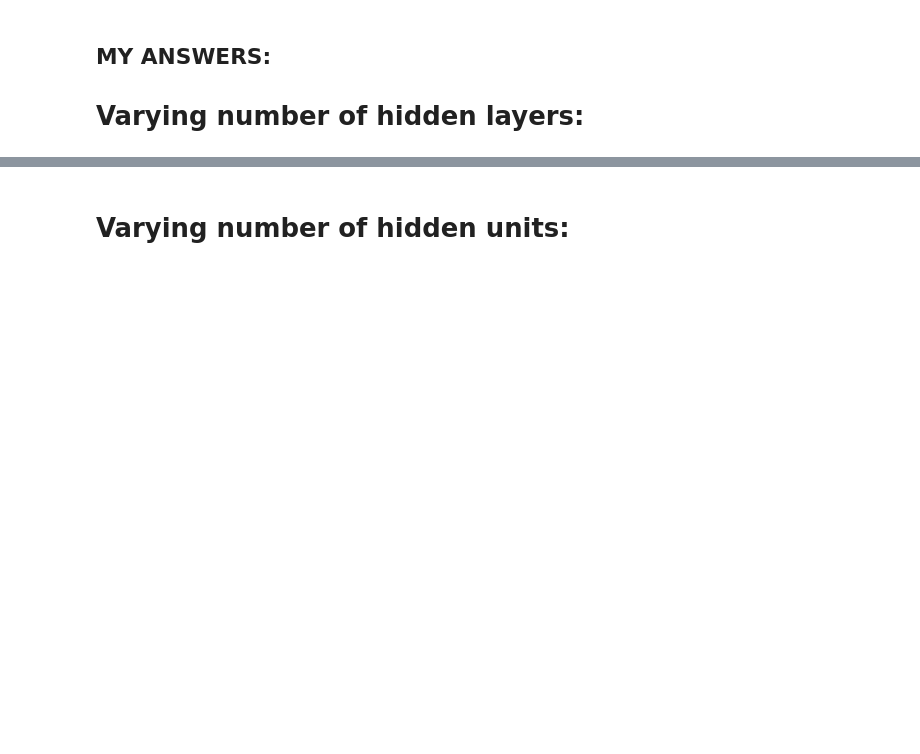
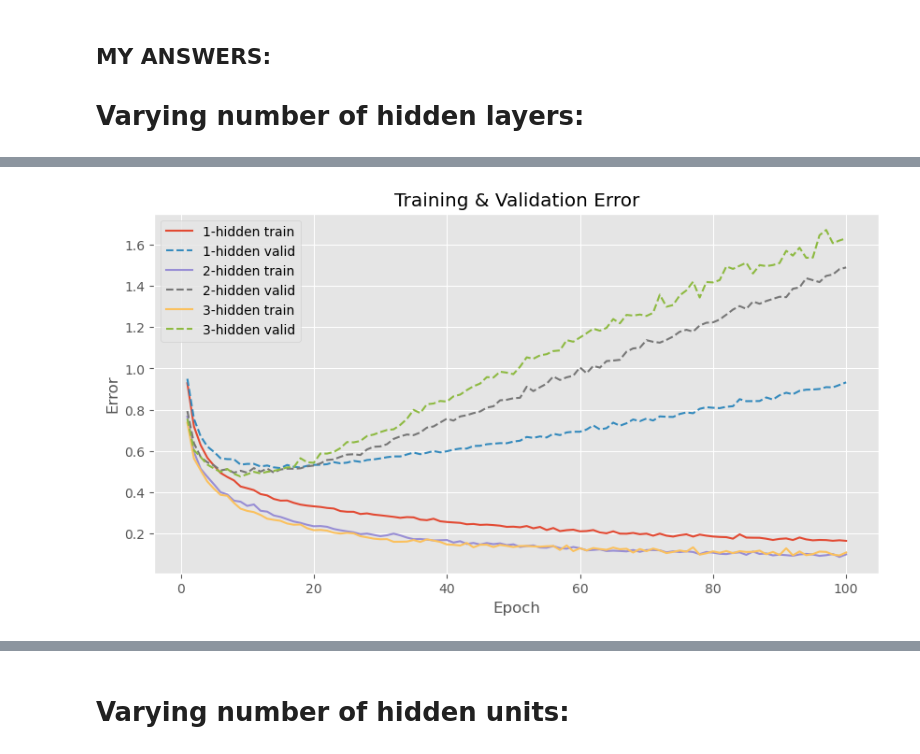
Before and after one commit to Al1ceG/mlpractical, a Jupyter notebook: notebooks/Coursework_1_Part1.ipynb, the cells around one changed output, grey strips where cells are left out. Drawn from its saved outputs; the diff is of its cells as text; code cells hidden in the pictures; blank space fills up the shorter version.

```diff
--- a/notebooks/Coursework_1_Part1.ipynb
+++ b/notebooks/Coursework_1_Part1.ipynb
@@ -165,7 +131,7 @@ grad_plot # The gradient flow plot
 %pip install tqdm
 
 # Setup hyperparameters
-learning_rate = 0.001
+learning_rate = 0.0009
 num_epochs = 100
 stats_interval = 1
 input_dim, output_dim, hidden_dim = 784, 47, 128
@@ -174,7 +140,7 @@ weights_init = GlorotUniformInit(rng=rng)
 biases_init = ConstantInit(0.)
 
 # Create model with ONE hidden layer
-model = MultipleLayerModel([
+one_hidden_model = MultipleLayerModel([
     AffineLayer(input_dim, hidden_dim, weights_init, biases_init), # first hidden layer
     ReluLayer(),
     AffineLayer(hidden_dim, output_dim, weights_init, biases_init) # output layer
@@ -185,5 +151,5 @@ error = CrossEntropySoftmaxError()
 learning_rule = AdamLearningRule(learning_rate=learning_rate)
 
 # Remember to use notebook=False when you write a script to be run in a terminal
-stats, keys, run_time, fig_1, ax_1, fig_2, ax_2, grad_plot, grad_ax = train_model_and_plot_stats(
-    model, error, learning_rule, train_data, valid_data, num_epochs, stats_interval, notebook=True)
+one_hidden_stats, one_hidden_keys, one_hidden_run_time, one_hidden_fig_1, one_hidden_ax_1, one_hidden_fig_2, one_hidden_ax_2, one_hidden_grad_plot, one_hidden_grad_ax = train_model_and_plot_stats(
+    one_hidden_model, error, learning_rule, train_data, valid_data, num_epochs, stats_interval, notebook=True)
@@ -193,7 +185,7 @@ stats, keys, run_time, fig_1, ax_1, fig_2, ax_2, grad_plot, grad_ax = train_mode
 %pip install tqdm
 
 # Setup hyperparameters
-learning_rate = 0.001
+learning_rate = 0.0009
 num_epochs = 100
 stats_interval = 1
 input_dim, output_dim, hidden_dim = 784, 47, 128
@@ -202,10 +194,10 @@ weights_init = GlorotUniformInit(rng=rng)
 biases_init = ConstantInit(0.)
 
 # Create model with ONE hidden layer
-model = MultipleLayerModel([
+two_hidden_model = MultipleLayerModel([
     AffineLayer(input_dim, hidden_dim, weights_init, biases_init), # first hidden layer
     ReluLayer(),
-    AffineLayer(input_dim, hidden_dim, weights_init, biases_init), # second hidden layer
+    AffineLayer(hidden_dim, hidden_dim, weights_init, biases_init), # second hidden layer
     ReluLayer(),
     AffineLayer(hidden_dim, output_dim, weights_init, biases_init) # output layer
 ])
@@ -215,5 +207,5 @@ error = CrossEntropySoftmaxError()
 learning_rule = AdamLearningRule(learning_rate=learning_rate)
 
 # Remember to use notebook=False when you write a script to be run in a terminal
-stats, keys, run_time, fig_1, ax_1, fig_2, ax_2, grad_plot, grad_ax = train_model_and_plot_stats(
-    model, error, learning_rule, train_data, valid_data, num_epochs, stats_interval, notebook=True)
+two_hidden_stats, two_hidden_keys, two_hidden_run_time, two_hidden_fig_1, two_hidden_ax_1, two_hidden_fig_2, two_hidden_ax_2, two_hidden_grad_plot, two_hidden_grad_ax = train_model_and_plot_stats(
+    two_hidden_model, error, learning_rule, train_data, valid_data, num_epochs, stats_interval, notebook=True)
@@ -223,7 +241,7 @@ stats, keys, run_time, fig_1, ax_1, fig_2, ax_2, grad_plot, grad_ax = train_mode
 %pip install tqdm
 
 # Setup hyperparameters
-learning_rate = 0.001
+learning_rate = 0.0009
 num_epochs = 100
 stats_interval = 1
 input_dim, output_dim, hidden_dim = 784, 47, 128
@@ -232,7 +250,7 @@ weights_init = GlorotUniformInit(rng=rng)
 biases_init = ConstantInit(0.)
 
 # Create model with THREE hidden layers
-model = MultipleLayerModel([
+three_hidden_model = MultipleLayerModel([
     AffineLayer(input_dim, hidden_dim, weights_init, biases_init), # first hidden layer
     ReluLayer(),
     AffineLayer(hidden_dim, hidden_dim, weights_init, biases_init), # second hidden layer
@@ -247,5 +265,5 @@ error = CrossEntropySoftmaxError()
 learning_rule = AdamLearningRule(learning_rate=learning_rate)
 
 # Remember to use notebook=False when you write a script to be run in a terminal
-stats, keys, run_time, fig_1, ax_1, fig_2, ax_2, grad_plot, grad_ax = train_model_and_plot_stats(
-    model, error, learning_rule, train_data, valid_data, num_epochs, stats_interval, notebook=True)
+three_hidden_stats, three_hidden_keys, three_hidden_run_time, three_hidden_fig_1, three_hidden_ax_1, three_hidden_fig_2, three_hidden_ax_2, three_hidden_grad_plot, three_hidden_grad_ax = train_model_and_plot_stats(
+    three_hidden_model, error, learning_rule, train_data, valid_data, num_epochs, stats_interval, notebook=True)
@@ -251,0 +372,4 @@ stats, keys, run_time, fig_1, ax_1, fig_2, ax_2, grad_plot, grad_ax = train_mode
+# %%
+fig_err
+# %% [output]
+[figure, added]
```
Also changed, not shown: parts of 18 cells of this notebook, 11 other files.
